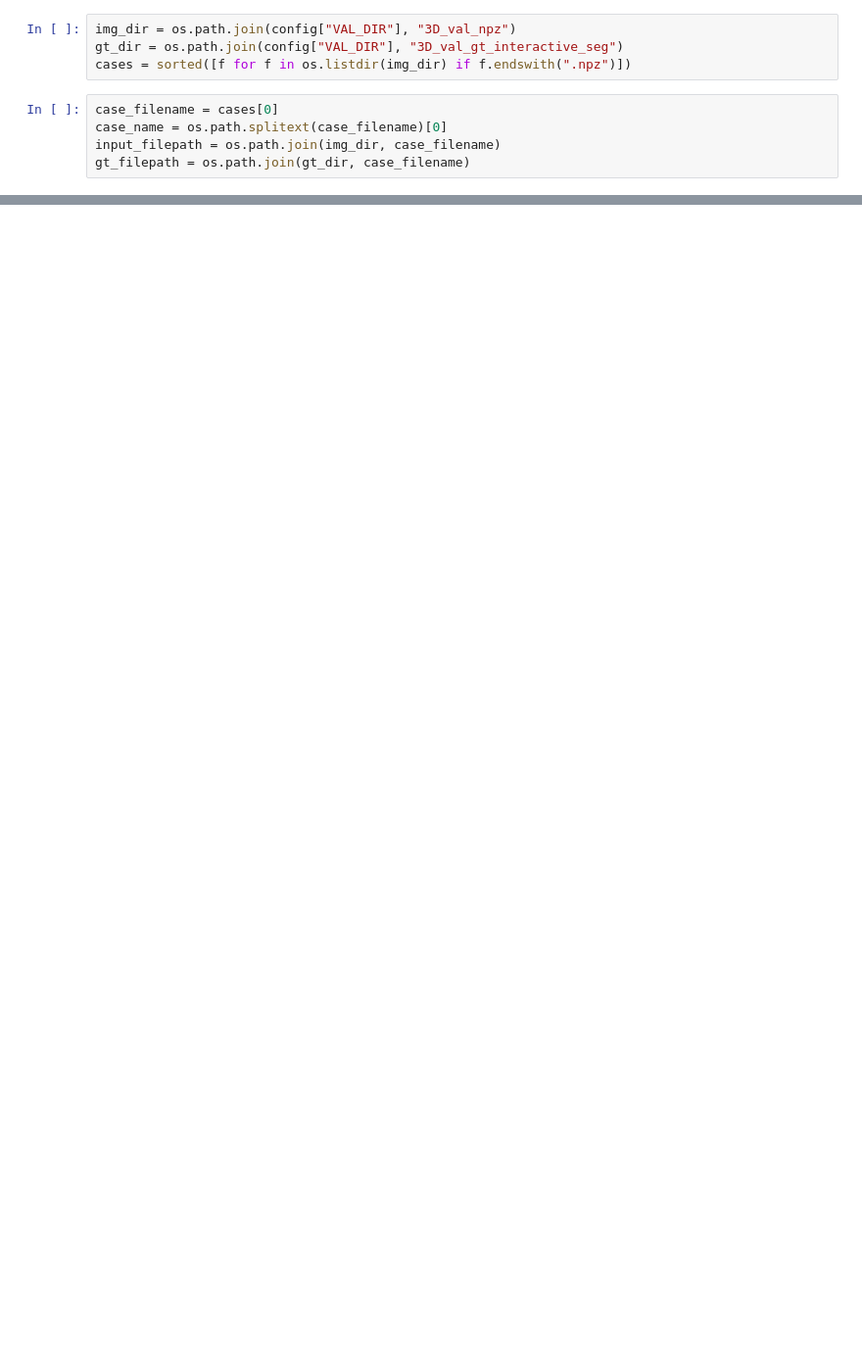
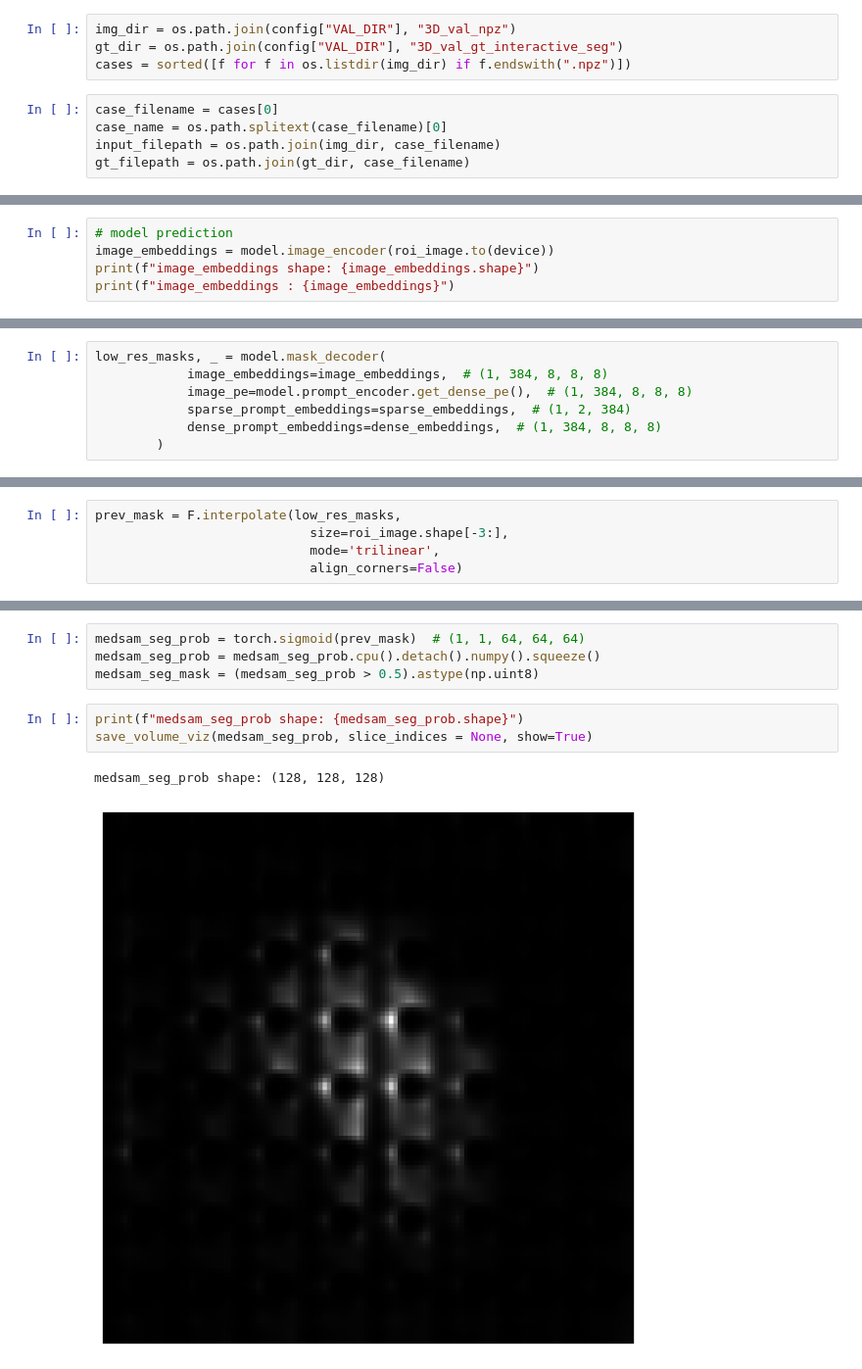
Before and after one commit to tidiane-camaret/segfm3d_nora_team, a Jupyter notebook: scripts/eval_debug.ipynb, the cells around one changed output, grey strips where cells are left out. Shown: that part at 98% size. Saved outputs shown, nothing was run; the diff lists cells and outputs as text; blank space fills up the shorter version.

```diff
--- a/scripts/eval_debug.ipynb
+++ b/scripts/eval_debug.ipynb
@@ -138,0 +193,5 @@ save_volume_viz(current_segmentation, slice_indices = list(range(34,51,4)), show
+# %%
+# model prediction
+image_embeddings = model.image_encoder(roi_image.to(device))
+print(f"image_embeddings shape: {image_embeddings.shape}")
+print(f"image_embeddings : {image_embeddings}")
@@ -138,0 +251,7 @@ save_volume_viz(current_segmentation, slice_indices = list(range(34,51,4)), show
+# %%
+low_res_masks, _ = model.mask_decoder(
+            image_embeddings=image_embeddings,  # (1, 384, 8, 8, 8)
+            image_pe=model.prompt_encoder.get_dense_pe(),  # (1, 384, 8, 8, 8)
+            sparse_prompt_embeddings=sparse_embeddings,  # (1, 2, 384)
+            dense_prompt_embeddings=dense_embeddings,  # (1, 384, 8, 8, 8)
+        )
@@ -138,0 +264,5 @@ save_volume_viz(current_segmentation, slice_indices = list(range(34,51,4)), show
+# %%
+prev_mask = F.interpolate(low_res_masks,
+                            size=roi_image.shape[-3:],
+                            mode='trilinear',
+                            align_corners=False)
@@ -138,0 +275,10 @@ save_volume_viz(current_segmentation, slice_indices = list(range(34,51,4)), show
+# %%
+medsam_seg_prob = torch.sigmoid(prev_mask)  # (1, 1, 64, 64, 64)
+medsam_seg_prob = medsam_seg_prob.cpu().detach().numpy().squeeze()
+medsam_seg_mask = (medsam_seg_prob > 0.5).astype(np.uint8)
+# %%
+print(f"medsam_seg_prob shape: {medsam_seg_prob.shape}")
+save_volume_viz(medsam_seg_prob, slice_indices = None, show=True)
+# %% [output]
+medsam_seg_prob shape: (128, 128, 128)
+[figure, added]
```
Also changed, not shown: parts of 26 cells of this notebook, 4 other files.
